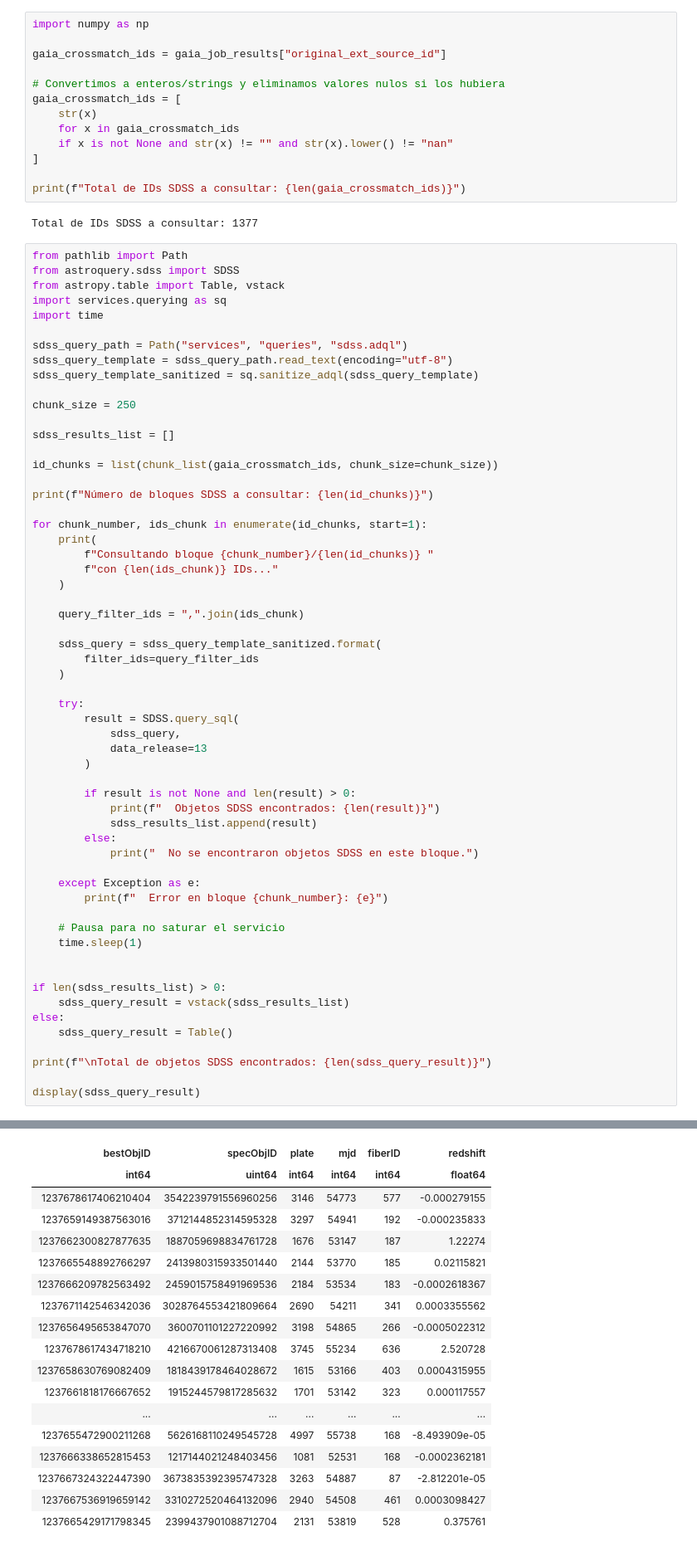
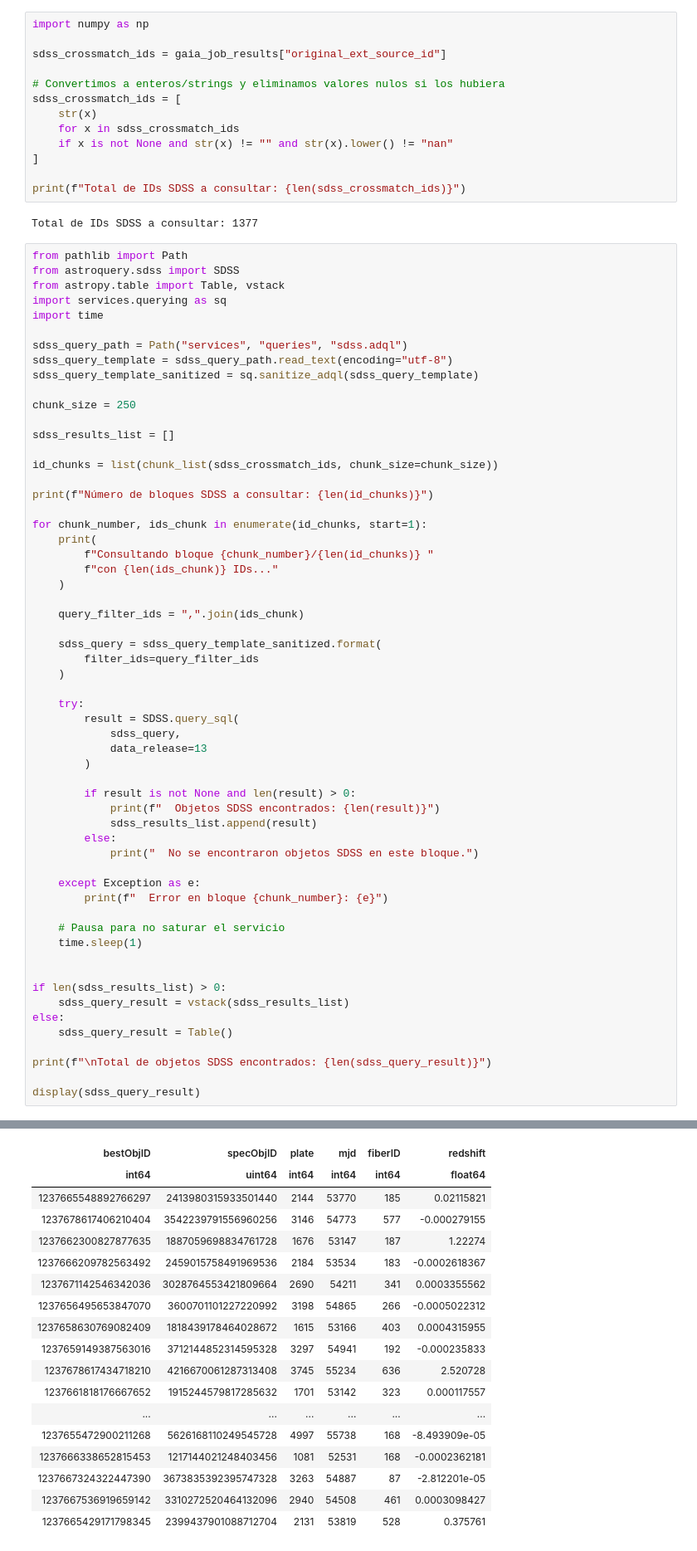
Before and after one commit to javier-cacho-master-ai/trabajo-fin-master, a Jupyter notebook: solution/main.ipynb, the cells around one changed output, grey strips where cells are left out. Shown at 83% size. Saved outputs shown, nothing was run; the diff lists cells and outputs as text.

```diff
--- a/solution/main.ipynb
+++ b/solution/main.ipynb
@@ -362,16 +362,16 @@ def chunk_list(values, chunk_size=250):
 # %%
 import numpy as np
 
-gaia_crossmatch_ids = gaia_job_results["original_ext_source_id"]
+sdss_crossmatch_ids = gaia_job_results["original_ext_source_id"]
 
 # Convertimos a enteros/strings y eliminamos valores nulos si los hubiera
-gaia_crossmatch_ids = [
+sdss_crossmatch_ids = [
     str(x)
-    for x in gaia_crossmatch_ids
+    for x in sdss_crossmatch_ids
     if x is not None and str(x) != "" and str(x).lower() != "nan"
 ]
 
-print(f"Total de IDs SDSS a consultar: {len(gaia_crossmatch_ids)}")
+print(f"Total de IDs SDSS a consultar: {len(sdss_crossmatch_ids)}")
 # %% [output]
 Total de IDs SDSS a consultar: 1377
 # %%
@@ -389,7 +389,7 @@ chunk_size = 250
 
 sdss_results_list = []
 
-id_chunks = list(chunk_list(gaia_crossmatch_ids, chunk_size=chunk_size))
+id_chunks = list(chunk_list(sdss_crossmatch_ids, chunk_size=chunk_size))
 
 print(f"Número de bloques SDSS a consultar: {len(id_chunks)}")
 
@@ -445,21 +445,21 @@ Consultando bloque 4/6 con 250 IDs...
 Consultando bloque 5/6 con 250 IDs...
   Objetos SDSS encontrados: 5
 Consultando bloque 6/6 con 127 IDs...
   Objetos SDSS encontrados: 1
 
 Total de objetos SDSS encontrados: 18
 Table length=18
 | bestObjID | specObjID | plate | mjd | fiberID | redshift |
 | int64 | uint64 | int64 | int64 | int64 | float64 |
+| 1237665548892766297 | 2413980315933501440 | 2144 | 53770 | 185 | 0.02115821 |
 | 1237678617406210404 | 3542239791556960256 | 3146 | 54773 | 577 | -0.000279155 |
-| 1237659149387563016 | 3712144852314595328 | 3297 | 54941 | 192 | -0.000235833 |
 | 1237662300827877635 | 1887059698834761728 | 1676 | 53147 | 187 | 1.22274 |
-| 1237665548892766297 | 2413980315933501440 | 2144 | 53770 | 185 | 0.02115821 |
 | 1237666209782563492 | 2459015758491969536 | 2184 | 53534 | 183 | -0.0002618367 |
 | 1237671142546342036 | 3028764553421809664 | 2690 | 54211 | 341 | 0.0003355562 |
 | 1237656495653847070 | 3600701101227220992 | 3198 | 54865 | 266 | -0.0005022312 |
+| 1237658630769082409 | 1818439178464028672 | 1615 | 53166 | 403 | 0.0004315955 |
+| 1237659149387563016 | 3712144852314595328 | 3297 | 54941 | 192 | -0.000235833 |
 | 1237678617434718210 | 4216670061287313408 | 3745 | 55234 | 636 | 2.520728 |
-| 1237658630769082409 | 1818439178464028672 | 1615 | 53166 | 403 | 0.0004315955 |
 | 1237661818176667652 | 1915244579817285632 | 1701 | 53142 | 323 | 0.000117557 |
 | ... | ... | ... | ... | ... | ... |
 | 1237655472900211268 | 5626168110249545728 | 4997 | 55738 | 168 | -8.493909e-05 |
```
Also changed, not shown: parts of 2 cells of this notebook.
